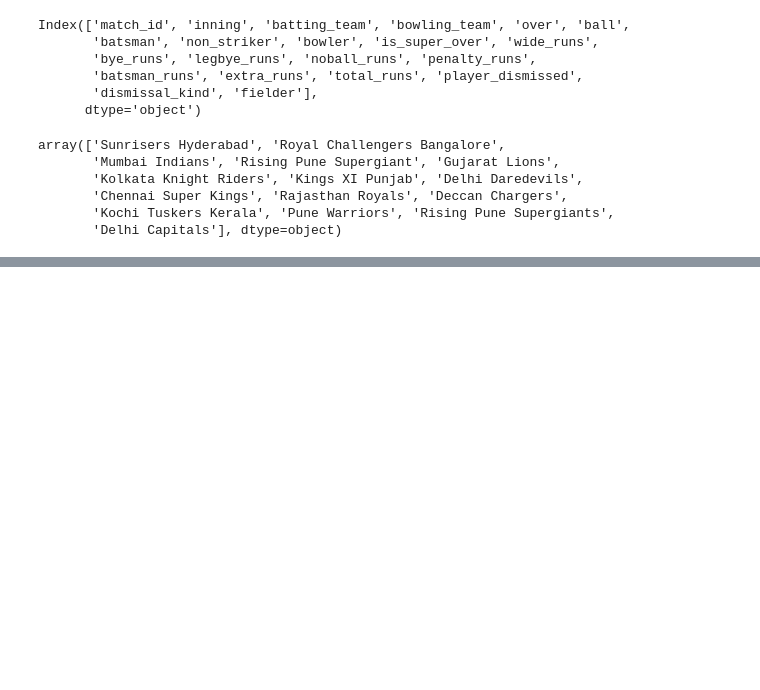
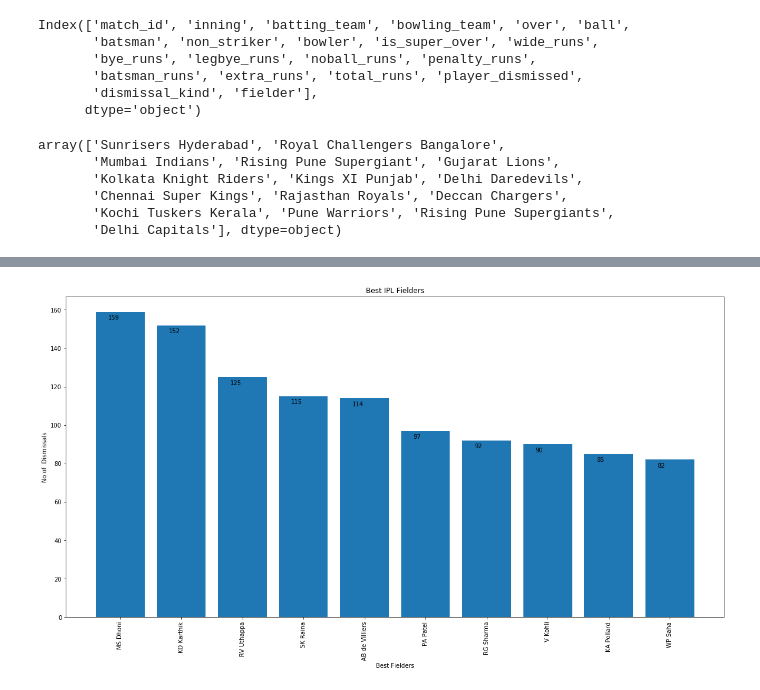
Before and after one commit to Anirudhr98/Analysis-of-IPL-Data, a Jupyter notebook: IPL.ipynb, the cells around one changed output, grey strips where cells are left out. Drawn from its saved outputs; the diff is of its cells as text; code cells hidden in the pictures; blank space fills up the shorter version.

```diff
--- a/IPL.ipynb
+++ b/IPL.ipynb
@@ -194,0 +257,21 @@ Text(0.5, 1.0, 'Top Cities that have hosted IPL Matches')
+# %%
+# Best Fielder
+bf = df1.groupby('fielder').apply(lambda x : x).reset_index()
+bf = df1.groupby('fielder').count()
+bf = bf.dismissal_kind.reset_index(name='Dismissals')
+bf = bf.sort_values(by='Dismissals',ascending=False)
+bf = bf[0:10]
+
+plt.title("Best IPL Fielders")
+plt.bar(bf.fielder , bf.Dismissals)
+plt.xlabel("Best Fielders")
+plt.ylabel("No of  Dismissals")
+count = 0
+for i in bf.Dismissals:
+    plt.text(count-0.2,i-4,str(i))
+    count+=1
+plt.xticks(rotation = 90)
+plt.yticks()
+plt.show()
+# %% [output]
+[figure, added]
```
Also changed, not shown: parts of 16 cells of this notebook.
